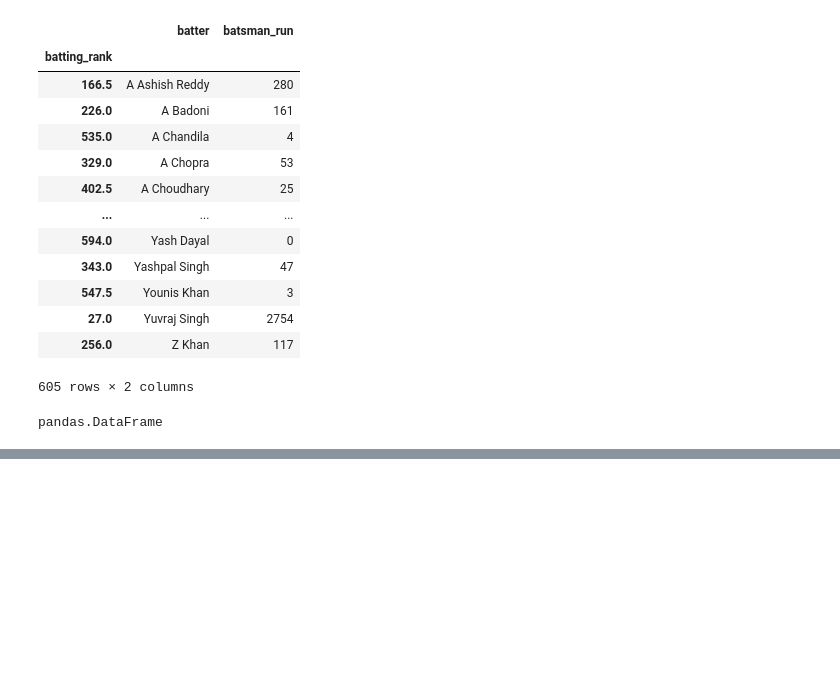
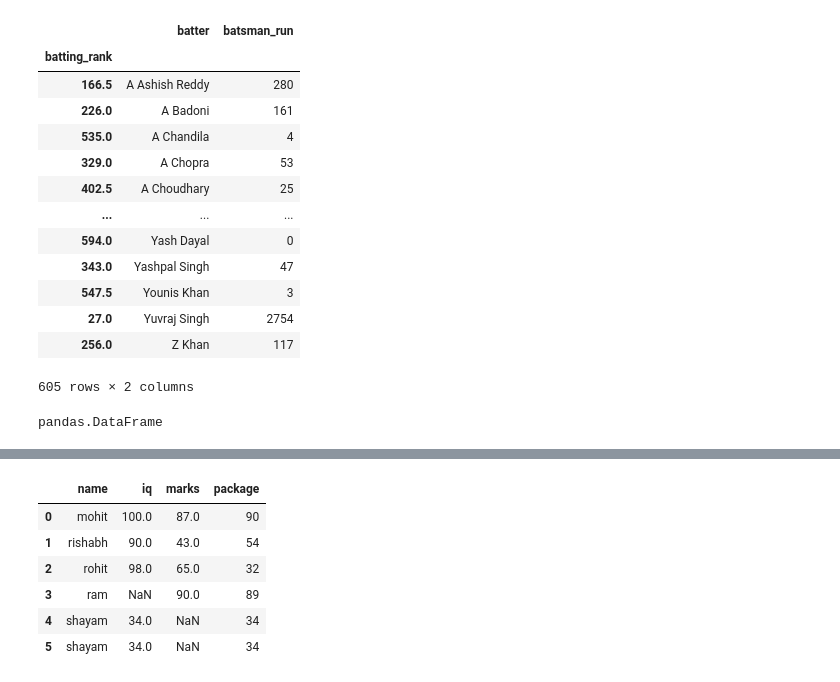
Before and after one commit to mohitjaryal/pandas, a Jupyter notebook: data_frames_methods.ipynb, the cells around one changed output, grey strips where cells are left out. Drawn from its saved outputs; the diff is of its cells as text; code cells hidden in the pictures; blank space fills up the shorter version.

```diff
--- a/data_frames_methods.ipynb
+++ b/data_frames_methods.ipynb
@@ -291,0 +338,19 @@ pandas.DataFrame
+# %%
+#  isnull -> works with both data frame and series
+
+student_dict = {
+    'name':['mohit','rishabh','rohit','ram','shayam','shayam'],
+    'iq':[100,90,98,np.nan,34,34],
+    'marks' : [87,43,65,90,np.nan,np.nan],
+    'package':[90,54,32,89,34,34]
+}
+students = pd.DataFrame(student_dict)
+students
+# %% [output]
+|  | name | iq | marks | package |
+| 0 | mohit | 100.0 | 87.0 | 90 |
+| 1 | rishabh | 90.0 | 43.0 | 54 |
+| 2 | rohit | 98.0 | 65.0 | 32 |
+| 3 | ram | NaN | 90.0 | 89 |
+| 4 | shayam | 34.0 | NaN | 34 |
+| 5 | shayam | 34.0 | NaN | 34 |
```
Also changed, not shown: parts of 16 cells of this notebook.
